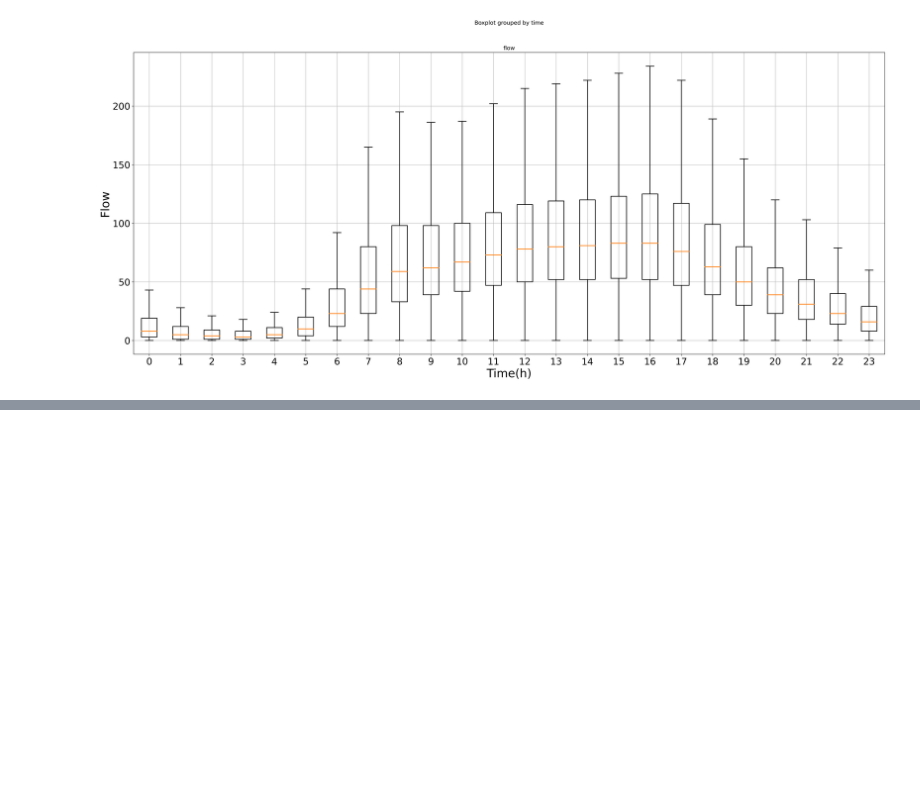
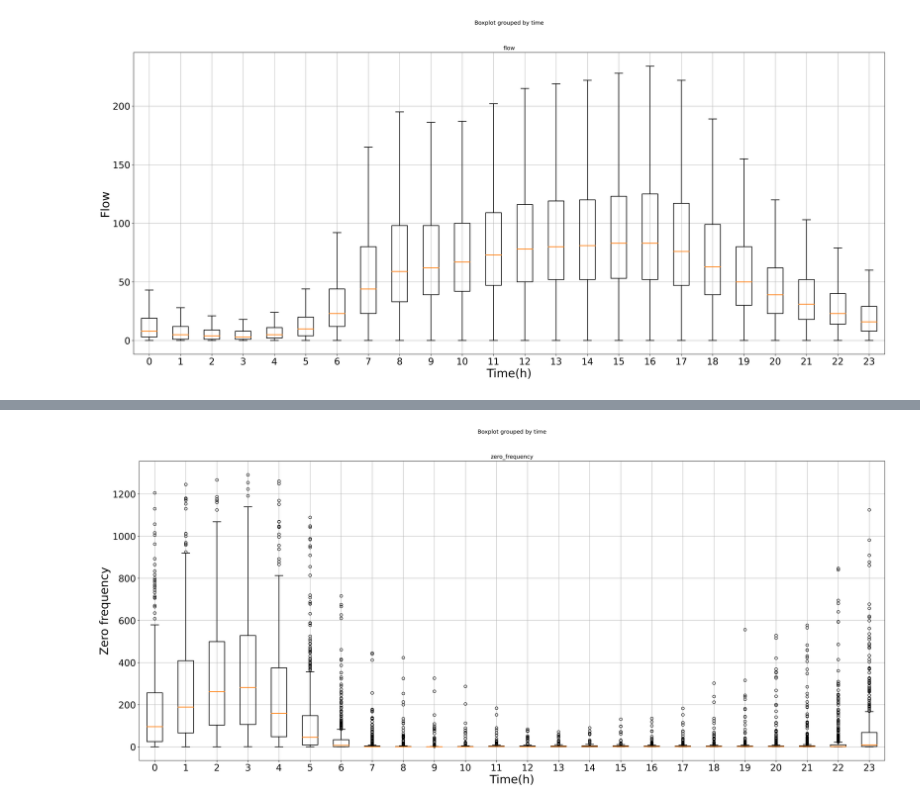
Before and after one commit to YueLi-0816/data_paper, a Jupyter notebook: traffic_flow_plot.ipynb, the cells around one changed output, grey strips where cells are left out. Drawn from its saved outputs; the diff is of its cells as text; code cells hidden in the pictures; blank space fills up the shorter version.

Commit message:
calculate the zero frequency and make boxplot

```diff
--- a/traffic_flow_plot.ipynb
+++ b/traffic_flow_plot.ipynb
@@ -5,5 +7,5 @@ import seaborn as sns
 import matplotlib.pyplot as plt
 from matplotlib.pyplot import figure
 # %%
-sensors_df = pd.read_csv('SCOOT/detector_470_19_23.csv')
-sensors_list = sensors_df.siteId.tolist()
+sensors_df = pd.read_csv('SCOOT/data_470_hourly/locations.csv')
+sensors_list = sensors_df.id.tolist()
@@ -65,0 +84,10 @@ plt.savefig('../../../publication/from Yue/Data paper/figure/boxplot_2.png')
+# %%
+sensor_df_ls = []
+for sensor in sensors_list:
+    sensor_df = get_zero_frequency(sensor)
+    sensor_df_ls.append(sensor_df)
+zero_df = pd.concat(sensor_df_ls)#.reset_index(drop=True)
+zero_df = zero_df.fillna(0)
+#convert float to int
+pd.options.display.float_format = '{:,.0f}'.format
+zero_df
@@ -65,0 +110,12 @@ plt.savefig('../../../publication/from Yue/Data paper/figure/boxplot_2.png')
+# %%
+zero_T = zero_df.T
+zero_T_nosite = zero_T.iloc[1:]
+sites = zero_T.iloc[0:1]
+sites = pd.concat([sites]*24)
+#Reconstruct the column of sensors and zero frequency
+new_zero = pd.concat([zero_T_nosite.iloc[:,i:i+1] for i in range(0,zero_T_nosite.shape[1],1)]).reset_index()
+new_sites = pd.concat([sites.iloc[:,i:i+1] for i in range(0,sites.shape[1],1)]).reset_index(drop=True)
+zero_plot = pd.concat([new_sites, new_zero],axis=1, ignore_index=True)
+zero_plot.rename(columns={0: 'siteId', 1: 'time', 2: 'zero_frequency'}, inplace=True)
+zero_plot['zero_frequency'] = zero_plot['zero_frequency'].astype(str).astype(float)
+zero_plot
@@ -65,0 +136,20 @@ plt.savefig('../../../publication/from Yue/Data paper/figure/boxplot_2.png')
+# %%
+plt.rcParams["figure.dpi"] = 300
+plt.rcParams["figure.figsize"] = [28, 12]
+
+boxprops = dict(linewidth=1.5)
+whiskerprops = dict(linewidth=1.5)
+capprops = dict(linewidth=1.5)
+medianprops=dict(linewidth=1.7)
+
+zero_plot.boxplot(by ='time', column =['zero_frequency'], boxprops=boxprops, whiskerprops=whiskerprops, capprops=capprops, medianprops=medianprops)
+
+
+
+plt.yticks(fontsize=20)
+plt.xticks(fontsize=20)
+plt.xlabel('Time(h)',fontsize=25)
+plt.ylabel('Zero frequency',fontsize=25)
+plt.savefig('../../../publication/from Yue/Data paper/figure/box_zero_freq.png')
+# %% [output]
+[figure, added]
```
Also changed, not shown: parts of 11 cells of this notebook.
